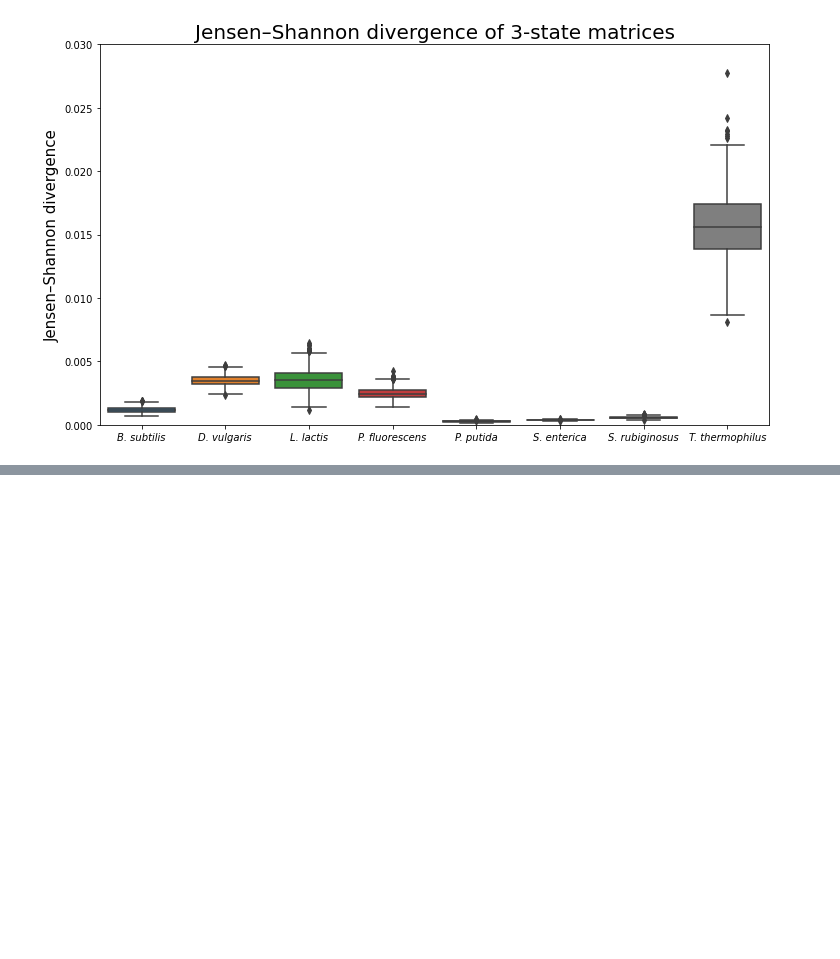
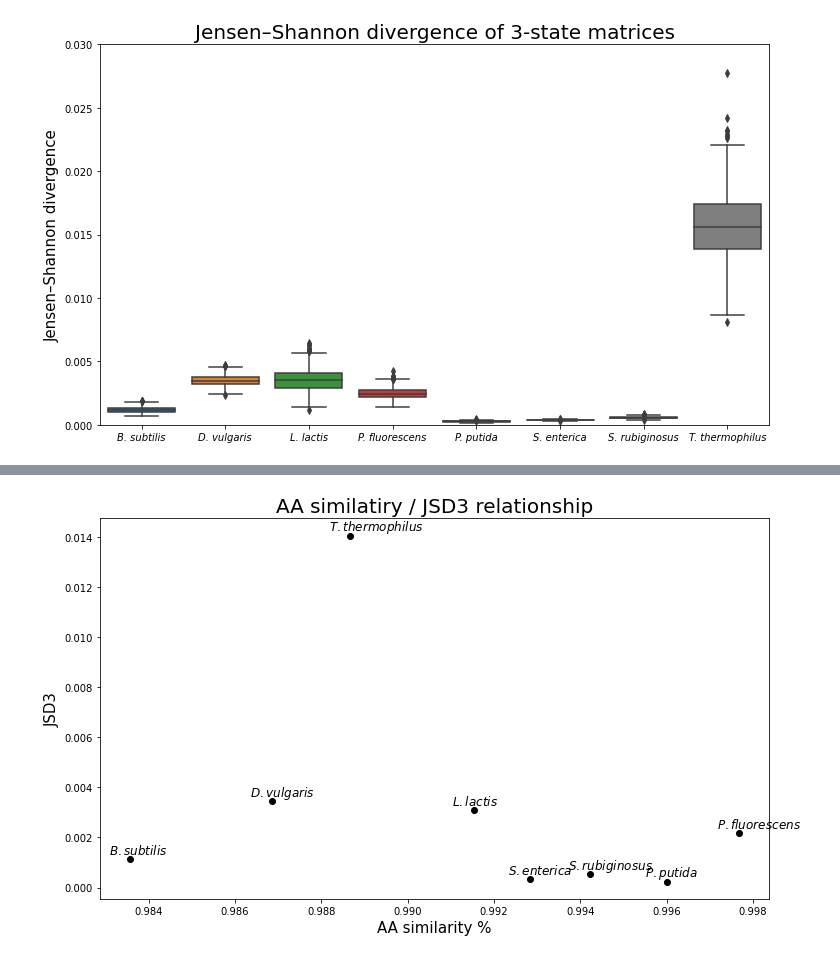
Before and after one commit to alibekk93/project-protein_folding_distances, a Jupyter notebook: SS_and_expression_systems_v3.ipynb, the cells around one changed output, grey strips where cells are left out. Saved outputs shown, nothing was run; the diff lists cells and outputs as text; code cells hidden in the pictures; blank space fills up the shorter version.

```diff
--- a/SS_and_expression_systems_v3.ipynb
+++ b/SS_and_expression_systems_v3.ipynb
@@ -890,0 +914,14 @@ files.download('08_JSD3_boxplot.png')
+# %%
+fig, ax = plt.subplots(figsize=(12,7))
+plt.xlabel('AA similarity %', size=15)
+plt.ylabel('JSD3', size=15)
+plt.title('AA similatiry / JSD3 relationship', size=20)
+
+for i in protein_SS_df.index:
+  s = '$\it{' + i[0] + '. '+ i.split(' ')[1] + '}$'
+  ax.scatter(x=AA_distances[i], y=protein_SS_df.loc[i, 'JSD3'], color='black')
+  ax.text(x=AA_distances[i]-0.0005, y=protein_SS_df.loc[i, 'JSD3']+0.0002, s=s, size=12)
+
+ax.get_figure().savefig('S4_AA-JSD3_scatter.svg')
+files.download('S4_AA-JSD3_scatter.svg')
+# %% [output]
@@ -890,0 +930 @@ files.download('08_JSD3_boxplot.png')
+[figure, added]
```
Also changed, not shown: parts of 5 cells of this notebook.
